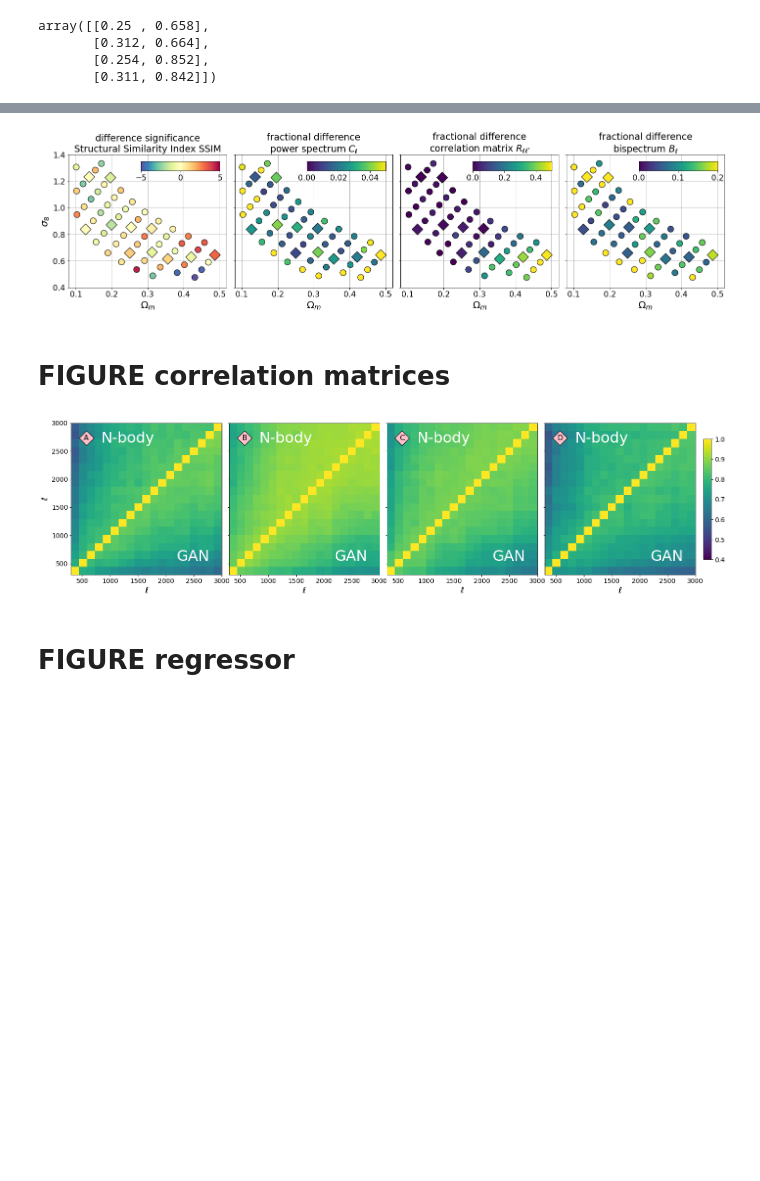
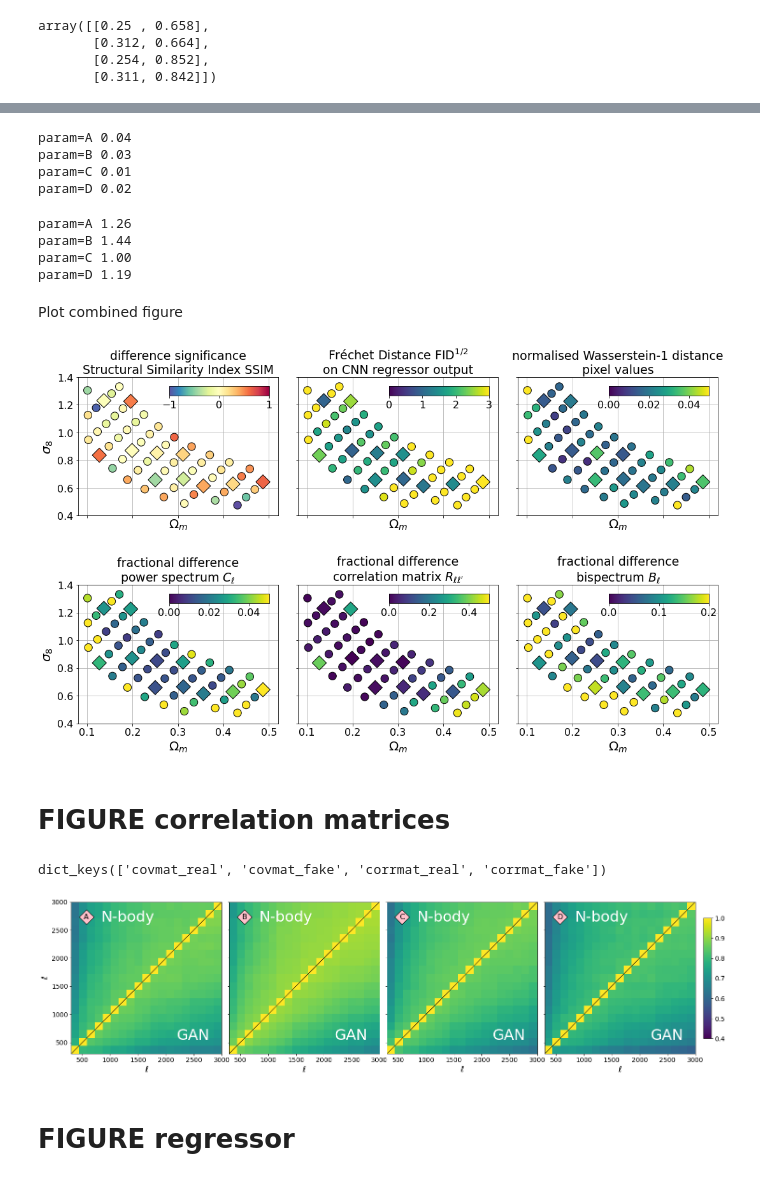
Before and after one commit to nperraud/darkmattergan, a Jupyter notebook: cwgan_notebooks/paper_plots_journal.ipynb, the cells around one changed output, grey strips where cells are left out. Drawn from its saved outputs; the diff is of its cells as text; code cells hidden in the pictures; blank space fills up the shorter version.

Commit message:
updated notebook with FID and added wasserstein of 1d pixels

```diff
--- a/cwgan_notebooks/paper_plots_journal.ipynb
+++ b/cwgan_notebooks/paper_plots_journal.ipynb
@@ -812,5 +1002,23 @@ param=D 0.44
+# %%
+for i, p in enumerate(list_params_show):
+    print('param={} {:2.2f}'.format(params_highlight_labels[i], accuracy_test['wasserstein_peak_count'][p]))
+# %% [output]
+param=A 0.04
+param=B 0.03
+param=C 0.01
+param=D 0.02
+# %%
+for i, p in enumerate(list_params_show):
+    print('param={} {:2.2f}'.format(params_highlight_labels[i], accuracy_test['fid'][p]))
+# %% [output]
+param=A 1.26
+param=B 1.44
+param=C 1.00
+param=D 1.19
+# %% [markdown]
+Plot combined figure
 # %%
-def plot_grid_accuracy(list_stats, test_scores, test_params, train_scores, train_params, thresholds=None, labels=['$\Omega_m$', '$\sigma_8$'], kw_scatter={}, layout=None):
+def plot_grid_accuracy(list_stats, test_scores, test_params, train_scores, train_params, thresholds=None, labels=['$\Omega_m$', '$\sigma_8$'], kw_scatter={}, gridspec_kw={'hspace':0.05, 'wspace':0.05}, layout=None):
     from mpl_toolkits.axes_grid1.inset_locator import inset_axes
     ns = len(list_stats)
     nx, ny = 1, ns+1;
@@ -818,7 +1026,7 @@ def plot_grid_accuracy(list_stats, test_scores, test_params, train_scores, train
         nx, ny = 1, ns;
     else:
         nx, ny = layout
-    fig, ax = plt.subplots(nx, ny, figsize=(ny * 6, nx * 5), sharey=True, sharex=True, squeeze=False, gridspec_kw={'hspace':0.05, 'wspace':0.05}); axc=ax[0,0]; axl=ax[0,:];
+    fig, ax = plt.subplots(nx, ny, figsize=(ny * 6, nx * 5), sharey=True, sharex=True, squeeze=False, gridspec_kw=gridspec_kw); axc=ax[0,0]; axl=ax[0,:];
 
     axf = ax.ravel()
     for i, stat in enumerate(list_stats):
@@ -827,7 +1035,7 @@ def plot_grid_accuracy(list_stats, test_scores, test_params, train_scores, train
         s=axf[i].scatter(test_params[:, 0], test_params[:, 1], c=test_scores[stat], marker='D', s=250, vmin=ss['difference_range'][0], vmax=ss['difference_range'][1], cmap=ss['cmap'], **kw_scatter)
         axf[i].scatter(train_params[:, 0], train_params[:, 1], c=train_scores[stat], marker='o', s=150, vmin=ss['difference_range'][0], vmax=ss['difference_range'][1], cmap=ss['cmap'], **kw_scatter)
         axf[i].set_xlabel(labels[0], fontsize=fontsize_label)
-        if i ==0:
+        if i ==0 or i==3:
             axf[i].set_ylabel(labels[1], fontsize=fontsize_label)
         cbaxes = inset_axes(axf[i], width="50%", height="7%", loc='upper right', borderpad=1.4)
         fig.colorbar(s, orientation="horizontal", cax=cbaxes)
@@ -845,13 +1053,14 @@ fontsize_ticks=16
 lim_omega_m=[0.08, 0.52]
 lim_sigma_8=[0.4, 1.4]
 # %%
-list_stats = ['ssim_sig', 'psd', 'corr_fro_norm', 'bispectrum']
+list_stats = ['ssim_sig',  'fid', 'wasserstein_mass_hist', 'psd', 'corr_fro_norm', 'bispectrum']
 kw_scatter = dict(edgecolor='k', zorder=100)
+stat_specs['fid']['difference_range']  = [0,5]
 # %%
-fig = plot_grid_accuracy(list_stats, accuracy_test, params_test, accuracy_train, params_train, kw_scatter=kw_scatter, layout=None)
+fig = plot_grid_accuracy(list_stats, accuracy_test, params_test, accuracy_train, params_train, kw_scatter=kw_scatter, layout=[2,3], gridspec_kw={'hspace':0.5, 'wspace':0.1})
 fig.savefig('figure_grid_diff.pdf', dpi=200, bbox_inches='tight')
 # %% [output]
-[figure, old version]
+[figure, new version]
 # %% [markdown]
 # FIGURE correlation matrices
 # %%
@@ -900,3 +1113,7 @@ fontsize_ticks=14
+# %%
+dict_corr['c_train'].keys()
+# %% [output]
+dict_keys(['covmat_real', 'covmat_fake', 'corrmat_real', 'corrmat_fake'])
 # %%
 dataset = load.load_params_dataset(filename=dataset_train_name, batch=N, sorted=True, shape=[ns, ns])
 params_train = dataset.get_different_params()
@@ -904,9 +1121,9 @@ dataset = load.load_params_dataset(filename=dataset_test_name, batch=N, sorted=T
 params_test = dataset.get_different_params()
 kw_pcolor = {'cmap':plt.cm.viridis, 'vmin':0.4, 'vmax':1, 'rasterized':True}
 # %%
-fig = plot_matrices_for_params(params=params_inter[param_ids], dict_corr=dict_corr['corr_test'], kw_pcolor=kw_pcolor)
+fig = plot_matrices_for_params(params=params_inter[param_ids], dict_corr=dict_corr['c_test'], kw_pcolor=kw_pcolor)
 fig.savefig('figure_corrmat.pdf', dpi=200, bbox_inches='tight')
 # %% [output]
-[figure, old version]
+[figure, new version]
 # %% [markdown]
 # FIGURE regressor
```
Also changed, not shown: parts of 65 cells of this notebook, 2 other files.
